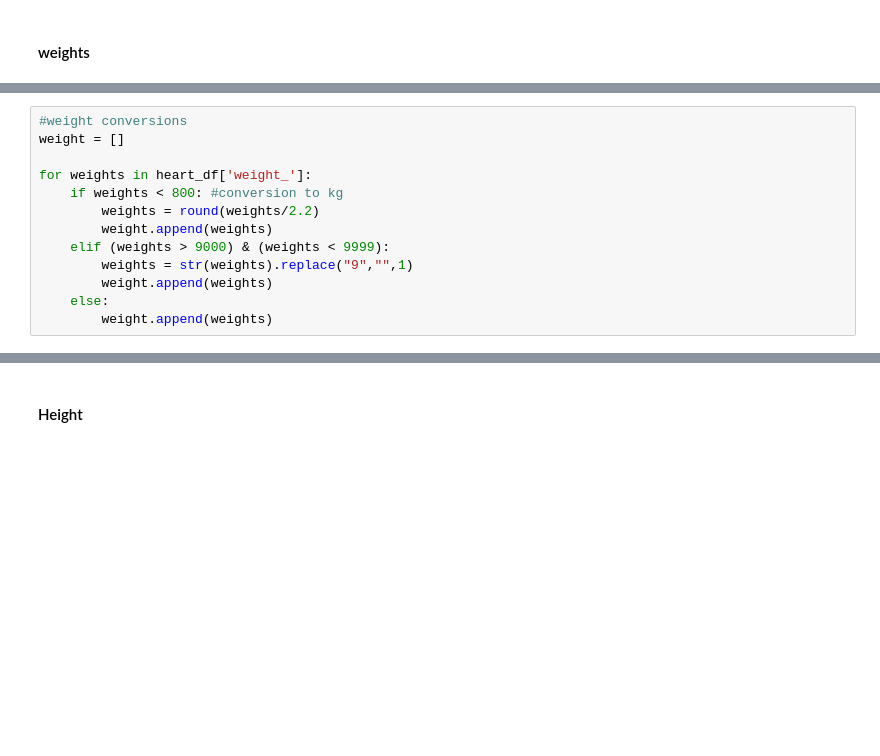
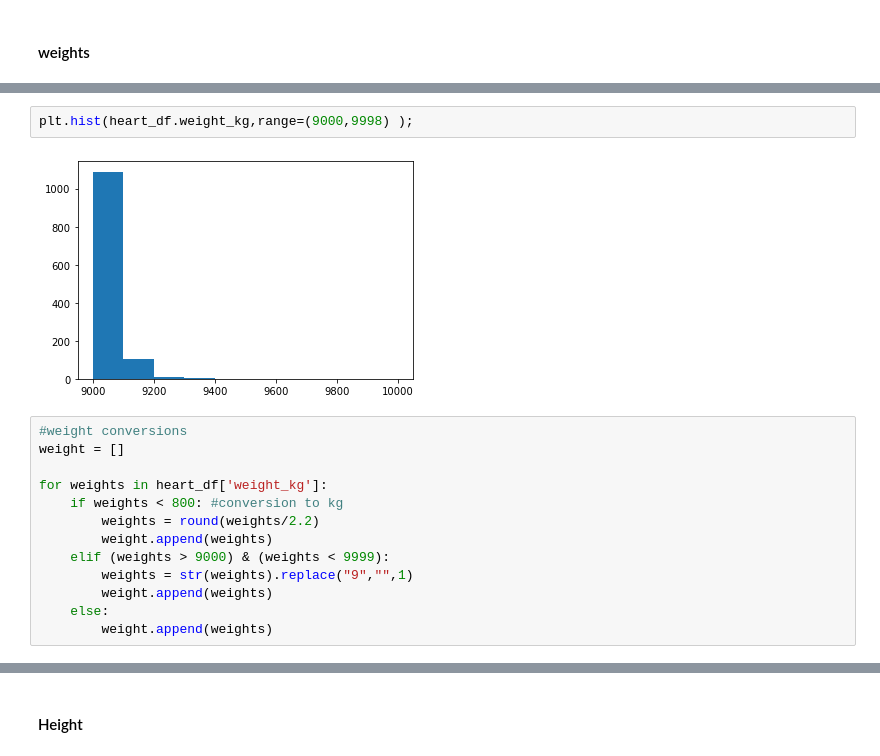
Before and after one commit to xiaohua-su/Heart_Disease, a Jupyter notebook: Heart_disease_eda.ipynb, the cells around one changed output, grey strips where cells are left out. Drawn from its saved outputs; the diff is of its cells as text; blank space fills up the shorter version.

```diff
--- a/Heart_disease_eda.ipynb
+++ b/Heart_disease_eda.ipynb
@@ -592,8 +621,12 @@ heart_df.loc[heart_df['weight_'] == 7777.0, 'weight_'] = None
+# %%
+plt.hist(heart_df.weight_kg,range=(9000,9998) );
+# %% [output]
+[figure, added]
 # %%
 #weight conversions
 weight = []
 
-for weights in heart_df['weight_']:
+for weights in heart_df['weight_kg']:
     if weights < 800: #conversion to kg
         weights = round(weights/2.2)
         weight.append(weights)
```
Also changed, not shown: parts of 71 cells of this notebook.
